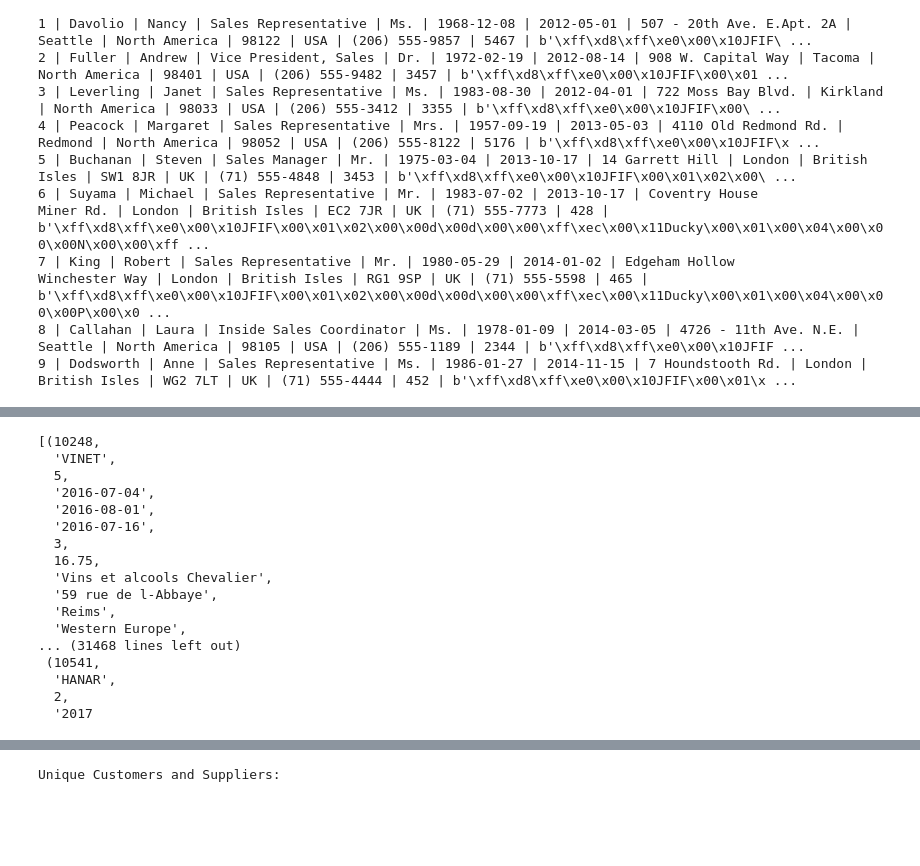
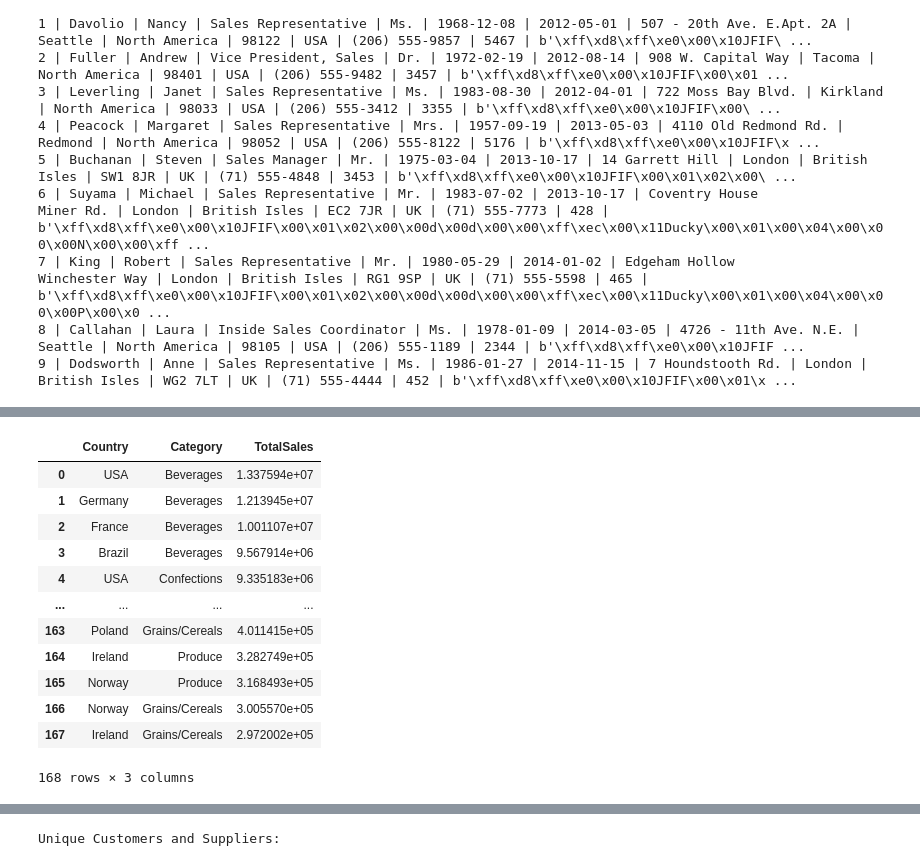
Before and after one commit to arocha0714/arocha0714.github.io, a Jupyter notebook: project.ipynb, the cells around one changed output, grey strips where cells are left out. Saved outputs shown, nothing was run; the diff lists cells and outputs as text; code cells hidden in the pictures; blank space fills up the shorter version.

```diff
--- a/project.ipynb
+++ b/project.ipynb
@@ -74,0 +277,36 @@ def execute_query(query):
+# %%
+query = """
+   SELECT
+    o.ShipCountry AS Country,
+    c.CategoryName AS Category,
+    SUM(od.UnitPrice * od.Quantity * (1 - od.Discount)) AS TotalSales
+FROM
+    [Order Details] od
+JOIN
+    Products p ON od.ProductID = p.ProductID
+JOIN
+    Categories c ON p.CategoryID = c.CategoryID
+JOIN
+    Orders o ON od.OrderID = o.OrderID
+GROUP BY
+    o.ShipCountry,
+    c.CategoryName
+ORDER BY
+    TotalSales DESC;"""
+# %%
+df4 = pd.read_sql_query(query, conn)
+df4
+# %% [output]
+|  | Country | Category | TotalSales |
+| 0 | USA | Beverages | 1.337594e+07 |
+| 1 | Germany | Beverages | 1.213945e+07 |
+| 2 | France | Beverages | 1.001107e+07 |
+| 3 | Brazil | Beverages | 9.567914e+06 |
+| 4 | USA | Confections | 9.335183e+06 |
+| ... | ... | ... | ... |
+| 163 | Poland | Grains/Cereals | 4.011415e+05 |
+| 164 | Ireland | Produce | 3.282749e+05 |
+| 165 | Norway | Produce | 3.168493e+05 |
+| 166 | Norway | Grains/Cereals | 3.005570e+05 |
+| 167 | Ireland | Grains/Cereals | 2.972002e+05 |
+168 rows × 3 columns
@@ -79,22 +329,3 @@ LEFT JOIN customers c ON o.customerid = c.customerid
 LEFT JOIN [order details] od ON o.orderid = od.orderid
 LEFT JOIN products p ON od.productid = p.productid;
 """
-execute_query(query)
-# %% [output]
-[(10248,
-  'VINET',
-  5,
-  '2016-07-04',
-  '2016-08-01',
-  '2016-07-16',
-  3,
-  16.75,
-  'Vins et alcools Chevalier',
-  '59 rue de l-Abbaye',
-  'Reims',
-  'Western Europe',
-... (31468 lines left out)
- (10541,
-  'HANAR',
-  2,
-  '2017
```
Also changed, not shown: parts of 14 cells of this notebook, 1 other file.
